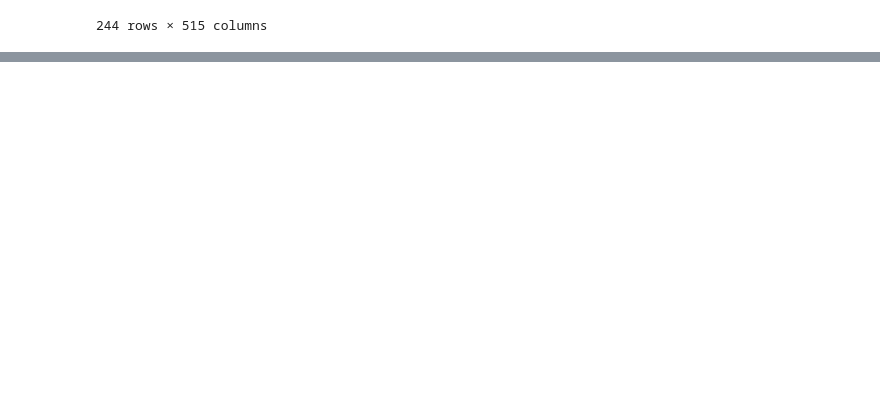
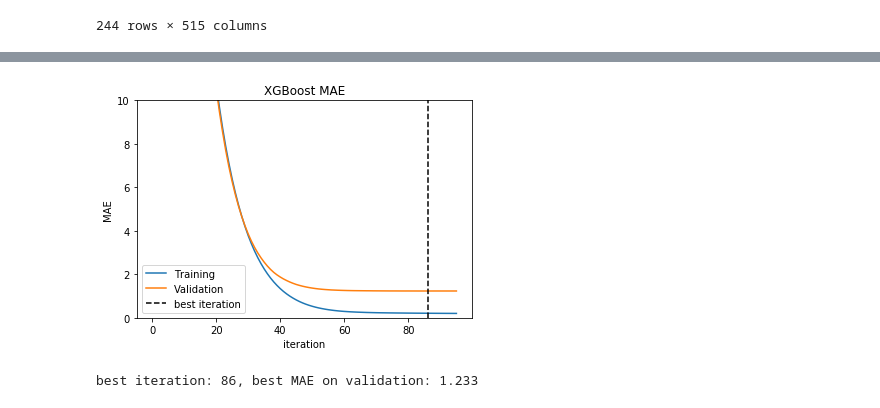
Before and after one commit to pablojrios/fluence_maps, a Jupyter notebook: tf2_evaluate.ipynb, the cells around one changed output, grey strips where cells are left out. Drawn from its saved outputs; the diff is of its cells as text; code cells hidden in the pictures; blank space fills up the shorter version.

Commit message:
Entreno modelo con XGBoost usando los features extraídos de la CNN sin obtener mejoras en validación.

```diff
--- a/tf2_evaluate.ipynb
+++ b/tf2_evaluate.ipynb
@@ -303,0 +321,4 @@ df_validation_result
+# %%
+dtrain = xgb.DMatrix(data=X_train, label=y_train)
+dvalid = xgb.DMatrix(data=X_valid, label=y_valid)
+print(f'Number of features = {len(dtrain.feature_names)}')
@@ -303,0 +338,24 @@ df_validation_result
+# %%
+# specify parameters via map, definition are same as c++ version: https://xgboost.readthedocs.io/en/latest/parameter.html or
+# https://github.com/dmlc/xgboost/blob/master/doc/parameter.rst
+param = {'max_depth': 2
+         , 'eta': 0.1
+         , 'objective': 'reg:squarederror'
+         , 'eval_metric': ['rmse', 'mae']
+         , 'colsample_bytree': 0.3
+         # , 'colsample_bynode': 0.3
+         , 'lambda': 2
+         , 'alpha': 2
+         # , 'tree_method': 'gpu_hist' # usa la GPU
+         , 'seed': SEED
+         , 'min_child_weight': 5
+        }
+
+MODEL_FILE = 'best-xgboost.model'
+saved_model_dir = '{}/{}'.format(dir, MODEL_FILE)
+
+# specify validations set to watch performance
+watchlist = [(dtrain, 'train'), (dvalid, 'valid')]
+results = {}
+num_boost_round = 150
+bst = xgb.train(param, dtrain, num_boost_round, evals=watchlist, early_stopping_rounds=10, evals_result=results, callbacks=[save_best_model(saved_model_dir)])
@@ -303,0 +380,21 @@ df_validation_result
+# %%
+epochs = len(results['train']['mae'])
+x_axis = range(0, epochs)
+# plot MAE
+fig, ax = plt.subplots()
+ax.plot(x_axis, results['train']['mae'], label='Training')
+ax.plot(x_axis, results['valid']['mae'], label='Validation')
+plt.axvline(bst.best_iteration, linestyle='--', color='k', label='best iteration')
+ax.legend()
+plt.ylabel('MAE')
+plt.xlabel('iteration')
+plt.title('XGBoost MAE')
+ymin=0; ymax=10
+plt.ylim(ymin, ymax)
+plt.show()
+# %% [output]
+[figure, added]
+# %%
+print('best iteration: %i, best MAE on validation: %.3f' % (bst.best_iteration, bst.best_score))
+# %% [output]
+best iteration: 86, best MAE on validation: 1.233
```
Also changed, not shown: parts of 8 cells of this notebook.
